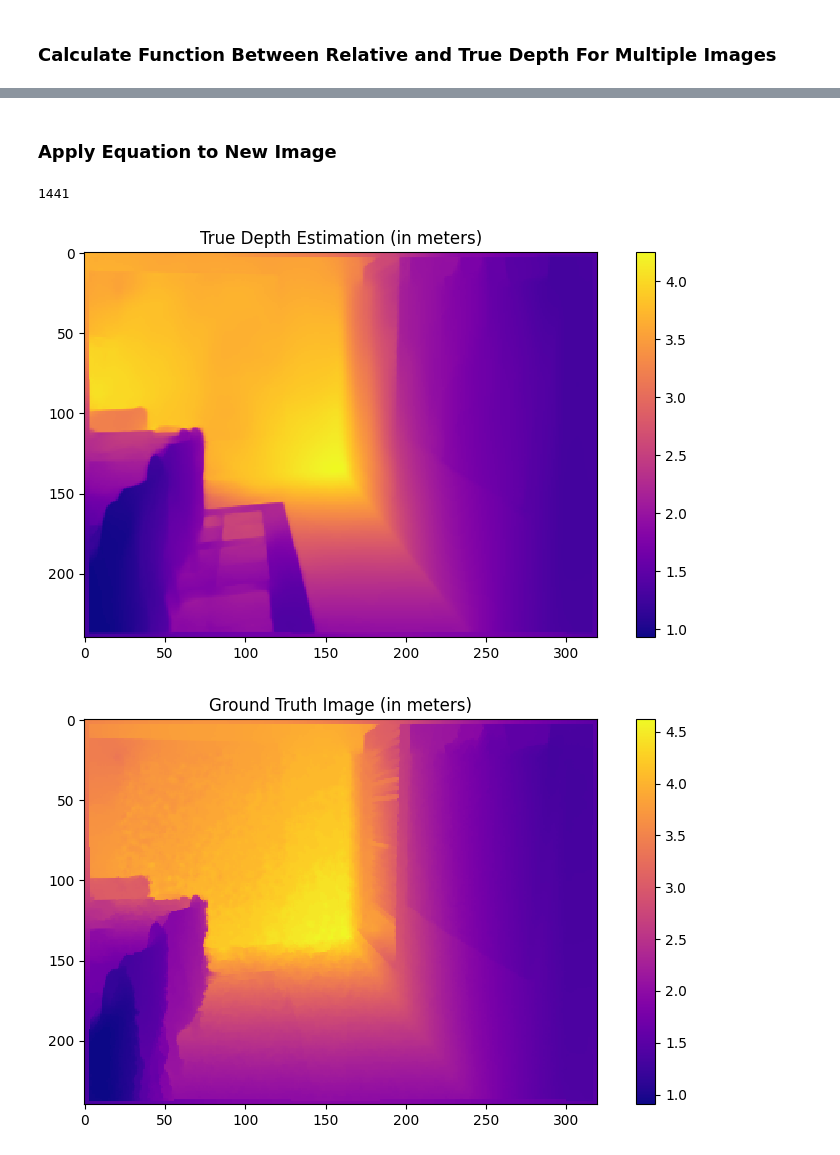
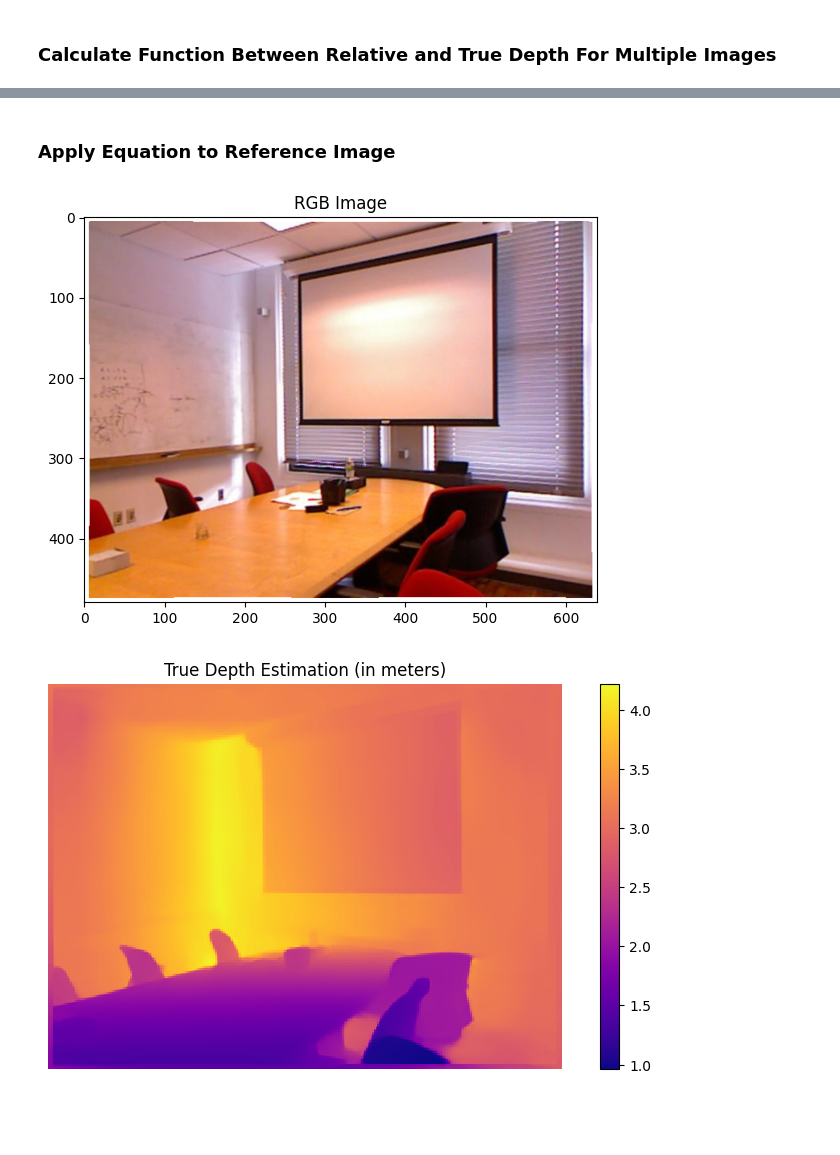
Before and after one commit to henrykaus/monocular-depth-estimation, a Jupyter notebook: notebook.ipynb, the cells around one changed output, grey strips where cells are left out. Saved outputs shown, nothing was run; the diff lists cells and outputs as text; code cells hidden in the pictures; blank space fills up the shorter version.

Commit message:
Allowed user to type in image index in one spot and gets accurate results

```diff
--- a/notebook.ipynb
+++ b/notebook.ipynb
@@ -67,7 +72,7 @@ It took:  71.74440312385559
 # %% [markdown]
 ### Helper Functions
 # %%
-def display_depth(image, title=''):
+def display_depth(image, title='', axis=False):
     """
     Display depth image as a heatmap.
     """
@@ -75,14 +80,18 @@ def display_depth(image, title=''):
     out = plt.imshow(image, cmap='plasma', interpolation='nearest')
     out = plt.colorbar()
     plt.title(title)
+    if not axis:
+        plt.axis('off')
 
-def display_rgb(image, title=''):
+def display_rgb(image, title='', axis=False):
     """
     Display regular RGB image.
     """
     plt.figure(figsize=(10,5))
     out = plt.imshow(image)
     plt.title(title)
+    if not axis:
+        plt.axis('off')
 # %%
 def condense_image(image_src):
     """
@@ -183,12 +192,16 @@ def get_rgb_images(indices: list):
     return rgb_images
 
 def get_similar_images(index: int):
+    """
+    Gets a list of images with similar closest and furthest distances.
+    """
     f = h5py.File('nyu_depth_v2_labeled.mat', 'r')
     source_img_max = f['depths'][index].max()
     source_img_min = f['depths'][index].min()
     nyu_images = []
-    for i in range(len(f['images'])):
-        if(source_img_min - 0.1 <=  f['depths'][i].min() <= source_img_min + 0.1
-           and source_img_max - 0.1 <= f['depths'][i].max() <= source_img_max + 0.1):
+    for i in range(len(f['depths'])):
+        if (source_img_min - 0.1 <= f['depths'][i].min() <= source_img_min + 0.1
+            and source_img_max - 0.1 <= f['depths'][i].max() <= source_img_max + 0.1
+            and i != index):
             nyu_images.append(i)
     return nyu_images
@@ -244,3 +256,9 @@ plt.show()
 # %% [markdown]
 ### Calculate Function Between Relative and True Depth For Multiple Images
+# %%
+# Images to train off of
+image_indices = get_similar_images(image_index)
+
+if (len(image_indices) == 0):
+    print(f"ERROR: no matches for image ({image_index})")
 # %%
@@ -270,18 +288,18 @@ plt.show()
 # %% [markdown]
-### Apply Equation to New Image
+### Apply Equation to Reference Image
 # %%
-# Test the equation on a new image
-image_index = test_image
-print(test_image)
+# Get Various Images
+rgb_image = get_rgb(image_index)
 ground_truth_image = get_ground_truth(image_index)
 relative_depth_image = get_relative(image_index)
 
-# Maybe replace b (our offset) with the closest distance
+# Apply Equation to Image
 estimated_true_depth_image = a * relative_depth_image + b
 
+# Display Various Images
+display_rgb(rgb_image, "RGB Image")
 display_depth(estimated_true_depth_image, "True Depth Estimation (in meters)")
 display_depth(ground_truth_image, "Ground Truth Image (in meters)")
 # %% [output]
-1441
-[figure, old version]
+[figure, new version]
-[figure, old version]
+[figure, new version]
```
Also changed, not shown: parts of 13 cells of this notebook.
